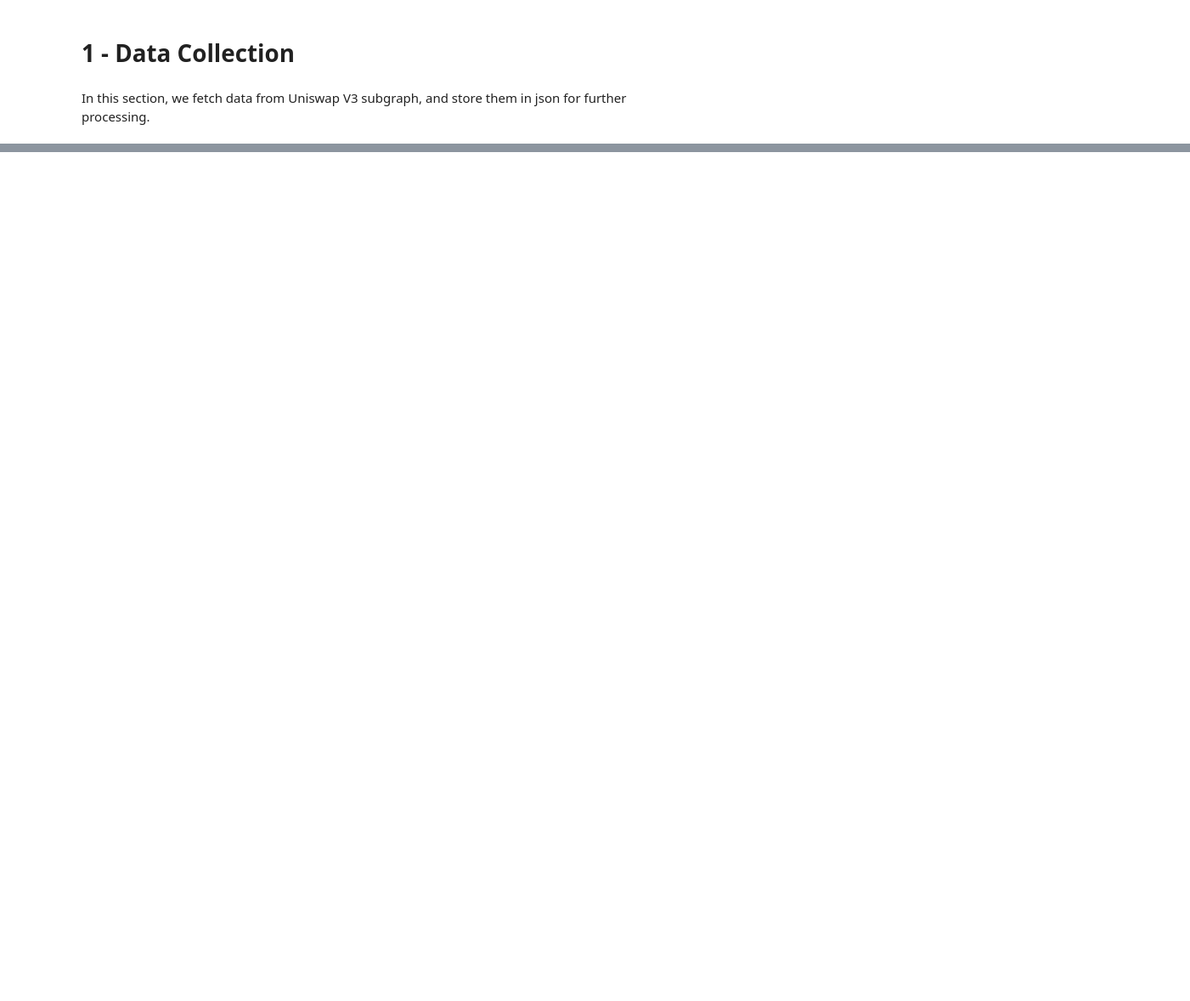
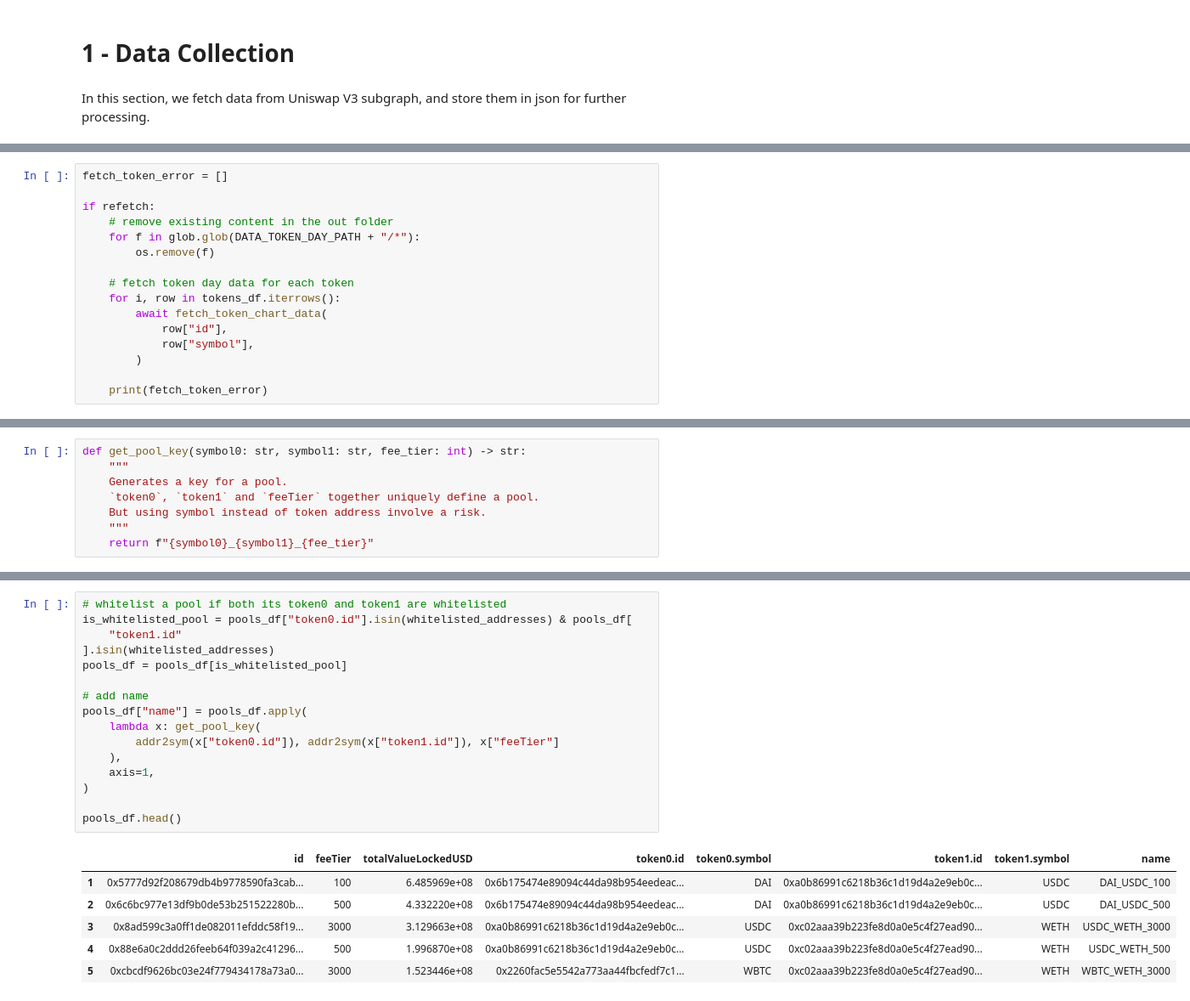
Before and after one commit to StardustLID/eth-uniswap-prelim-analysis, a Jupyter notebook: analysis/1-DataCollection.ipynb, the cells around one changed output, grey strips where cells are left out. Shown: that part at 85% size. Cells and saved outputs as stored; diff of their text form; blank space fills up the shorter version.

```diff
--- a/analysis/1-DataCollection.ipynb
+++ b/analysis/1-DataCollection.ipynb
@@ -301,0 +192,16 @@ df.to_csv(os.path.join(DATA_POOL_DAY_PATH, "poolDay.csv"), index=False)
+# %%
+fetch_token_error = []
+
+if refetch:
+    # remove existing content in the out folder
+    for f in glob.glob(DATA_TOKEN_DAY_PATH + "/*"):
+        os.remove(f)
+
+    # fetch token day data for each token
+    for i, row in tokens_df.iterrows():
+        await fetch_token_chart_data(
+            row["id"],
+            row["symbol"],
+        )
+
+    print(fetch_token_error)
@@ -301,0 +310,8 @@ df.to_csv(os.path.join(DATA_POOL_DAY_PATH, "poolDay.csv"), index=False)
+# %%
+def get_pool_key(symbol0: str, symbol1: str, fee_tier: int) -> str:
+    """
+    Generates a key for a pool.
+    `token0`, `token1` and `feeTier` together uniquely define a pool.
+    But using symbol instead of token address involve a risk.
+    """
+    return f"{symbol0}_{symbol1}_{fee_tier}"
@@ -301,0 +370,23 @@ df.to_csv(os.path.join(DATA_POOL_DAY_PATH, "poolDay.csv"), index=False)
+# %%
+# whitelist a pool if both its token0 and token1 are whitelisted
+is_whitelisted_pool = pools_df["token0.id"].isin(whitelisted_addresses) & pools_df[
+    "token1.id"
+].isin(whitelisted_addresses)
+pools_df = pools_df[is_whitelisted_pool]
+
+# add name
+pools_df["name"] = pools_df.apply(
+    lambda x: get_pool_key(
+        addr2sym(x["token0.id"]), addr2sym(x["token1.id"]), x["feeTier"]
+    ),
+    axis=1,
+)
+
+pools_df.head()
+# %% [output]
+|  | id | feeTier | totalValueLockedUSD | token0.id | token0.symbol | token1.id | token1.symbol | name |
+| 1 | 0x5777d92f208679db4b9778590fa3cab... | 100 | 6.485969e+08 | 0x6b175474e89094c44da98b954eedeac... | DAI | 0xa0b86991c6218b36c1d19d4a2e9eb0c... | USDC | DAI_USDC_100 |
+| 2 | 0x6c6bc977e13df9b0de53b251522280b... | 500 | 4.332220e+08 | 0x6b175474e89094c44da98b954eedeac... | DAI | 0xa0b86991c6218b36c1d19d4a2e9eb0c... | USDC | DAI_USDC_500 |
+| 3 | 0x8ad599c3a0ff1de082011efddc58f19... | 3000 | 3.129663e+08 | 0xa0b86991c6218b36c1d19d4a2e9eb0c... | USDC | 0xc02aaa39b223fe8d0a0e5c4f27ead90... | WETH | USDC_WETH_3000 |
+| 4 | 0x88e6a0c2ddd26feeb64f039a2c41296... | 500 | 1.996870e+08 | 0xa0b86991c6218b36c1d19d4a2e9eb0c... | USDC | 0xc02aaa39b223fe8d0a0e5c4f27ead90... | WETH | USDC_WETH_500 |
+| 5 | 0xcbcdf9626bc03e24f779434178a73a0... | 3000 | 1.523446e+08 | 0x2260fac5e5542a773aa44fbcfedf7c1... | WBTC | 0xc02aaa39b223fe8d0a0e5c4f27ead90... | WETH | WBTC_WETH_3000 |
```
Also changed, not shown: parts of 47 cells of this notebook, 10 other files.
